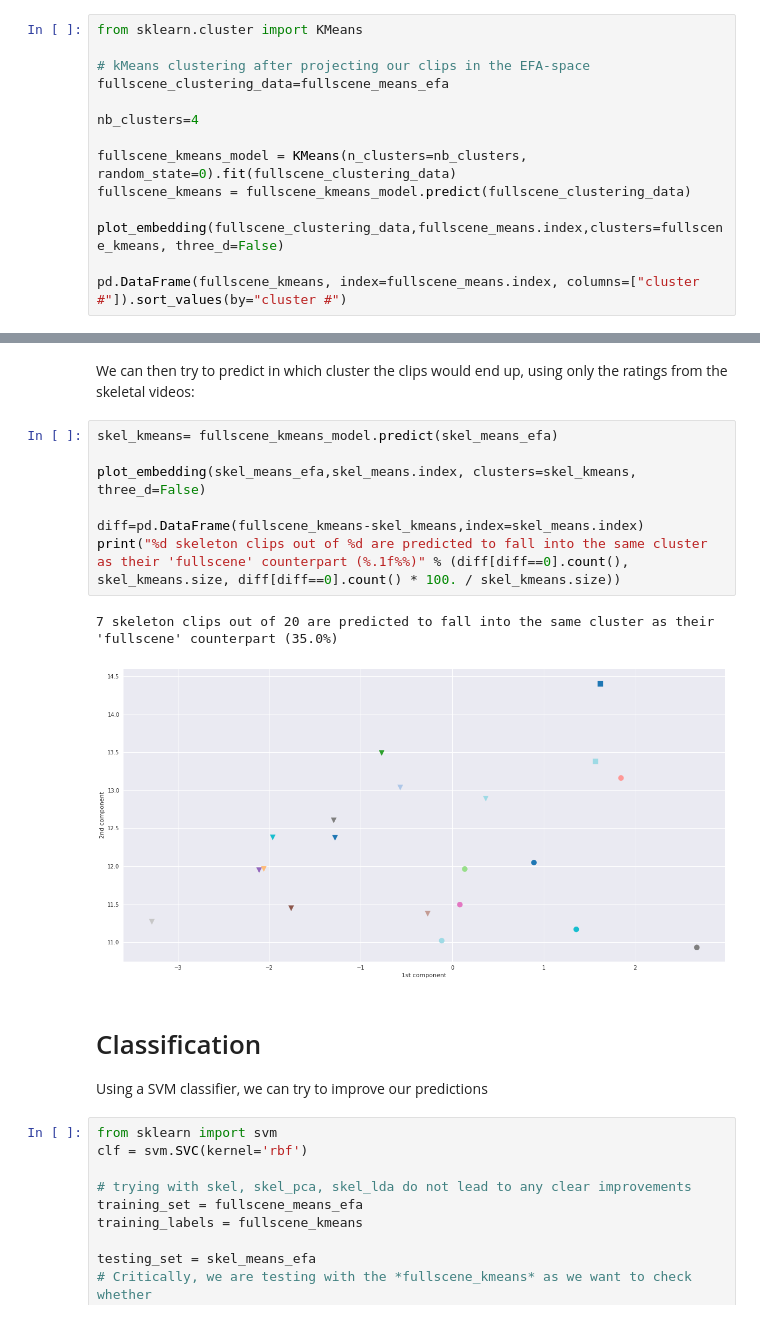
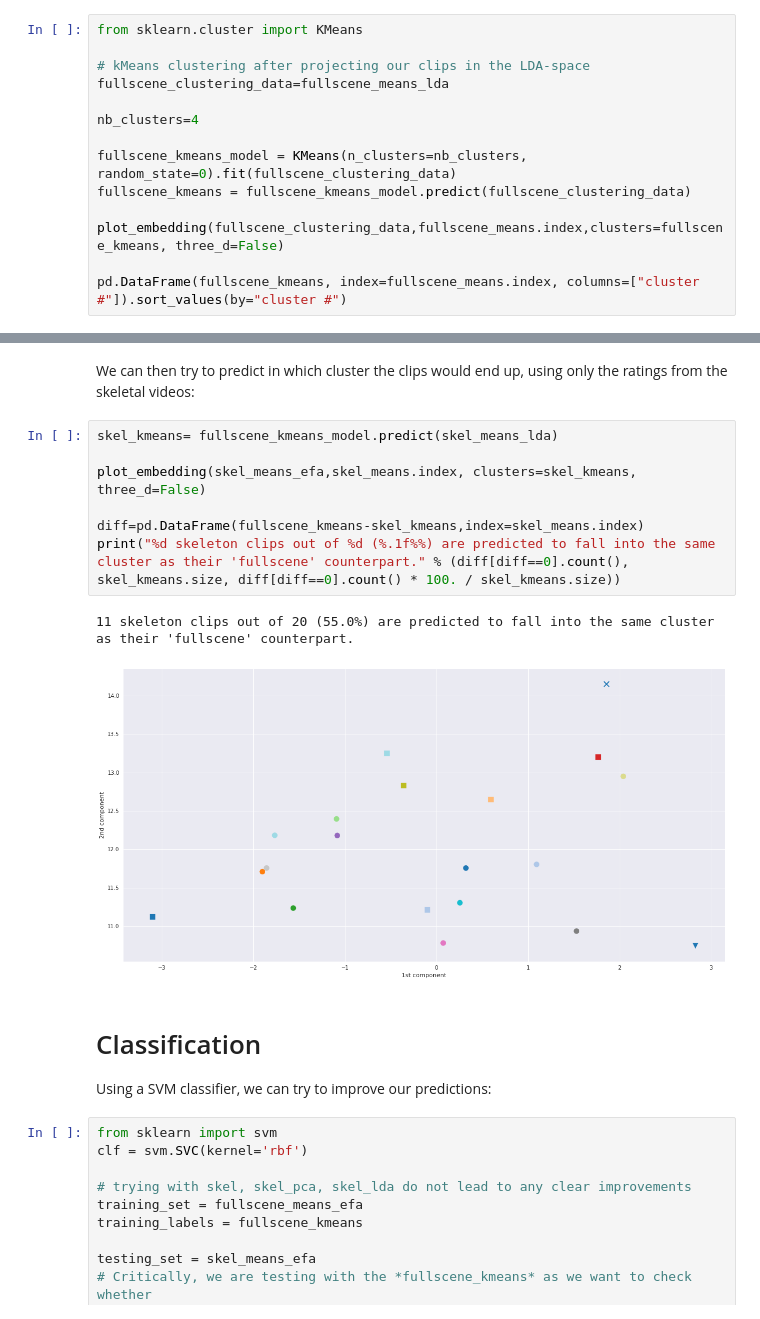
Before and after one commit to severin-lemaignan/pinsoro-kinematics, a Jupyter notebook: classification.ipynb, the cells around one changed output, grey strips where cells are left out. Cells and saved outputs as stored; diff of their text form.

```diff
--- a/classification.ipynb
+++ b/classification.ipynb
@@ -370,8 +404,8 @@ We can then attempt to cluster our 20 clips into 'groups' of similar clips (base
 # %%
 from sklearn.cluster import KMeans
 
-# kMeans clustering after projecting our clips in the EFA-space
-fullscene_clustering_data=fullscene_means_efa
+# kMeans clustering after projecting our clips in the LDA-space
+fullscene_clustering_data=fullscene_means_lda
 
 nb_clusters=4
 
@@ -404,19 +438,19 @@ pd.DataFrame(fullscene_kmeans, index=fullscene_means.index, columns=["cluster #"
 # %% [markdown]
 We can then try to predict in which cluster the clips would end up, using only the ratings from the skeletal videos:
 # %%
-skel_kmeans= fullscene_kmeans_model.predict(skel_means_efa)
+skel_kmeans= fullscene_kmeans_model.predict(skel_means_lda)
 
 plot_embedding(skel_means_efa,skel_means.index, clusters=skel_kmeans, three_d=False)
 
 diff=pd.DataFrame(fullscene_kmeans-skel_kmeans,index=skel_means.index)
-print("%d skeleton clips out of %d are predicted to fall into the same cluster as their 'fullscene' counterpart (%.1f%%)" % (diff[diff==0].count(), skel_kmeans.size, diff[diff==0].count() * 100. / skel_kmeans.size))
+print("%d skeleton clips out of %d (%.1f%%) are predicted to fall into the same cluster as their 'fullscene' counterpart." % (diff[diff==0].count(), skel_kmeans.size, diff[diff==0].count() * 100. / skel_kmeans.size))
 # %% [output]
-7 skeleton clips out of 20 are predicted to fall into the same cluster as their 'fullscene' counterpart (35.0%)
+11 skeleton clips out of 20 (55.0%) are predicted to fall into the same cluster as their 'fullscene' counterpart.
-[figure, old version]
+[figure, new version]
 # %% [markdown]
 # Classification
 
-Using a SVM classifier, we can try to improve our predictions
+Using a SVM classifier, we can try to improve our predictions:
 # %%
 from sklearn import svm
 clf = svm.SVC(kernel='rbf')
```
Also changed, not shown: parts of 15 cells of this notebook.
